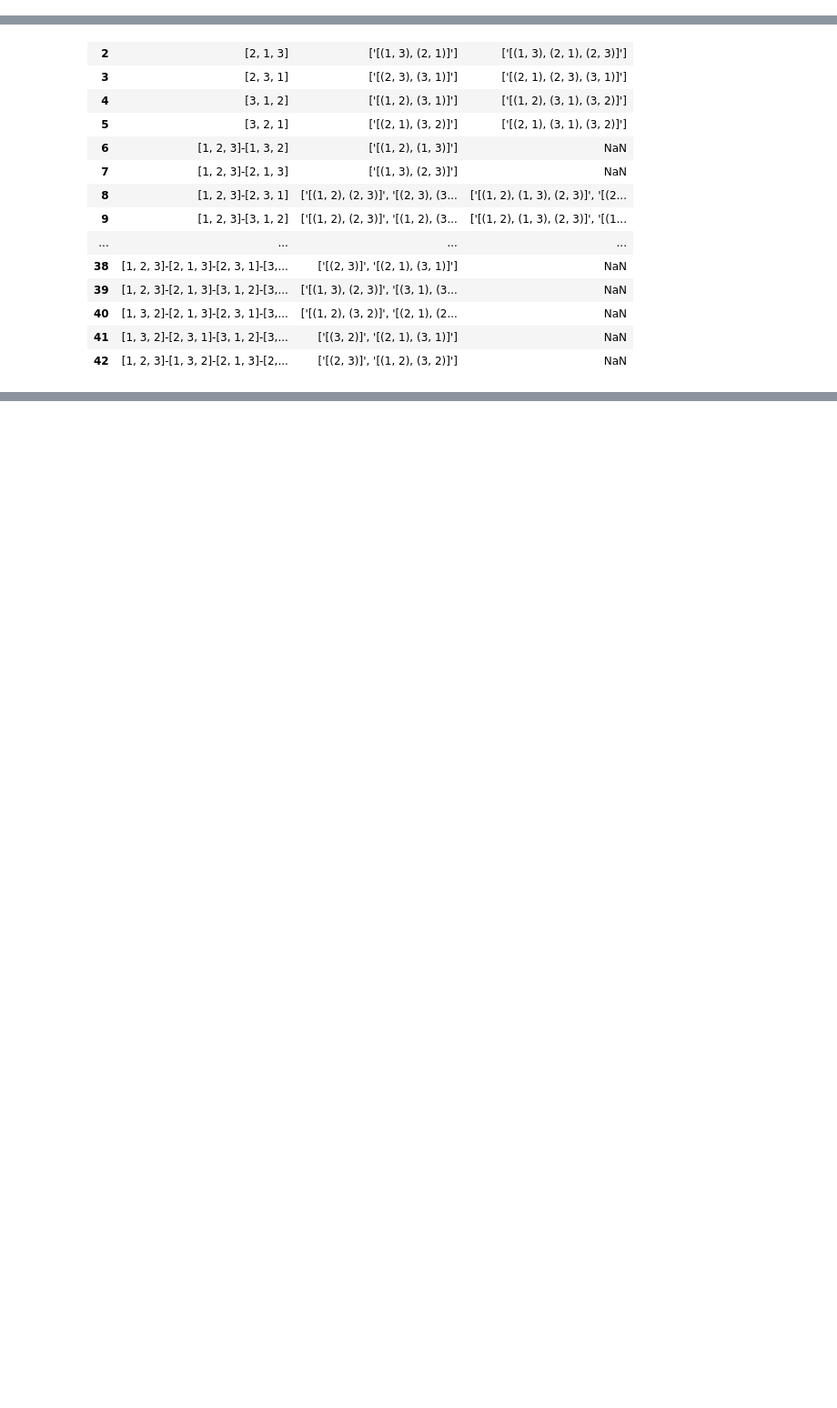
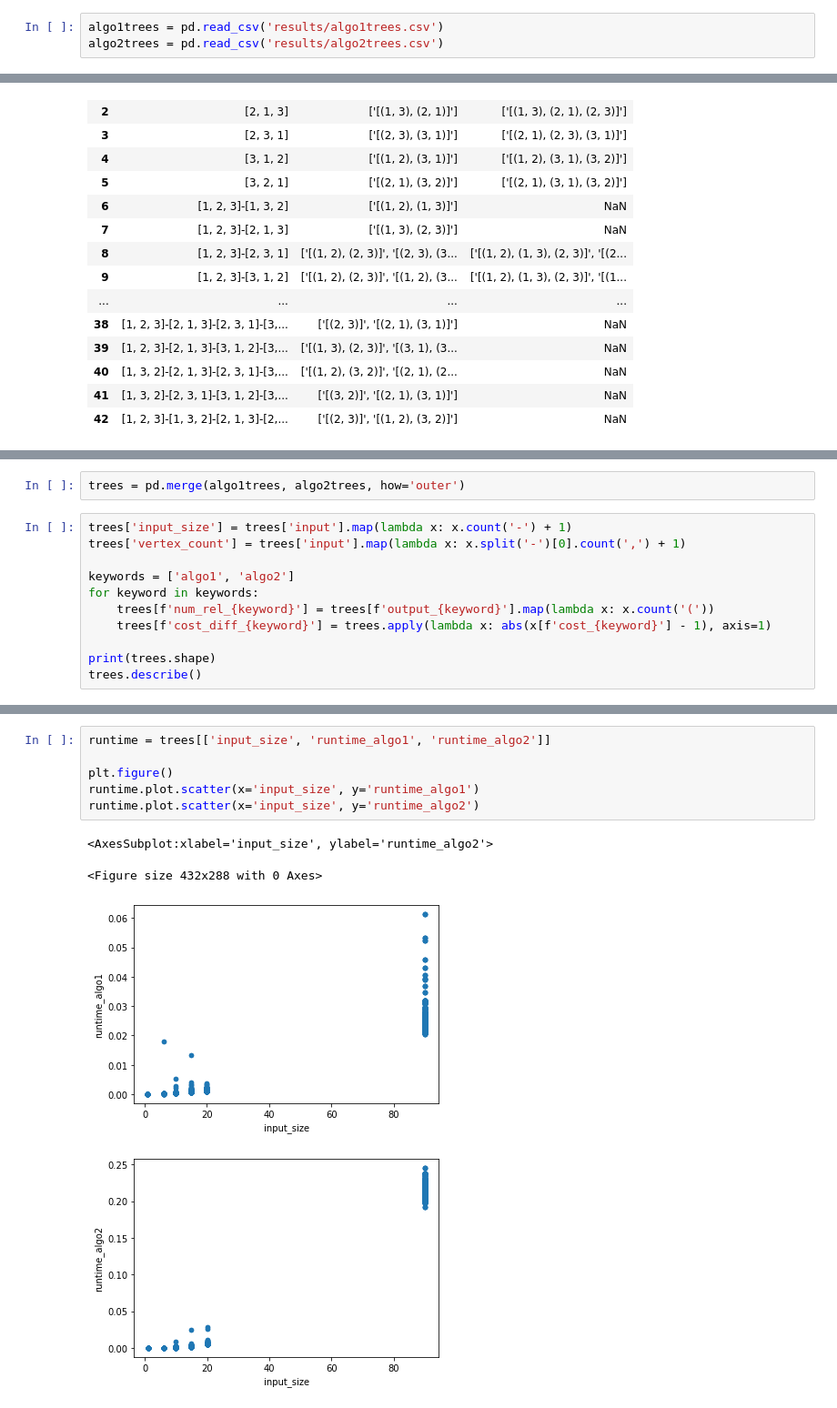
Before and after one commit to cjgsongsong/cs199aclthesis, a Jupyter notebook: analysis.ipynb, the cells around one changed output, grey strips where cells are left out. Shown at 91% size. Saved outputs shown, nothing was run; the diff lists cells and outputs as text; blank space fills up the shorter version.

Commit message:
update results; generate hammocks (WIP); create README (WIP)

```diff
--- a/analysis.ipynb
+++ b/analysis.ipynb
@@ -12,0 +13,3 @@ pd.set_option('max_colwidth', None)
+# %%
+algo1trees = pd.read_csv('results/algo1trees.csv')
+algo2trees = pd.read_csv('results/algo2trees.csv')
@@ -240,0 +248,13 @@ optapprox_joined
+# %%
+trees = pd.merge(algo1trees, algo2trees, how='outer')
+# %%
+trees['input_size'] = trees['input'].map(lambda x: x.count('-') + 1)
+trees['vertex_count'] = trees['input'].map(lambda x: x.split('-')[0].count(',') + 1)
+
+keywords = ['algo1', 'algo2']
+for keyword in keywords:
+    trees[f'num_rel_{keyword}'] = trees[f'output_{keyword}'].map(lambda x: x.count('('))
+    trees[f'cost_diff_{keyword}'] = trees.apply(lambda x: abs(x[f'cost_{keyword}'] - 1), axis=1)
+
+print(trees.shape)
+trees.describe()
@@ -240,0 +285,11 @@ optapprox_joined
+# %%
+runtime = trees[['input_size', 'runtime_algo1', 'runtime_algo2']]
+
+plt.figure()
+runtime.plot.scatter(x='input_size', y='runtime_algo1')
+runtime.plot.scatter(x='input_size', y='runtime_algo2')
+# %% [output]
+<AxesSubplot:xlabel='input_size', ylabel='runtime_algo2'>
+<Figure size 432x288 with 0 Axes>
+[figure, added]
+[figure, added]
```
Also changed, not shown: parts of 15 cells of this notebook, 11 other files.
